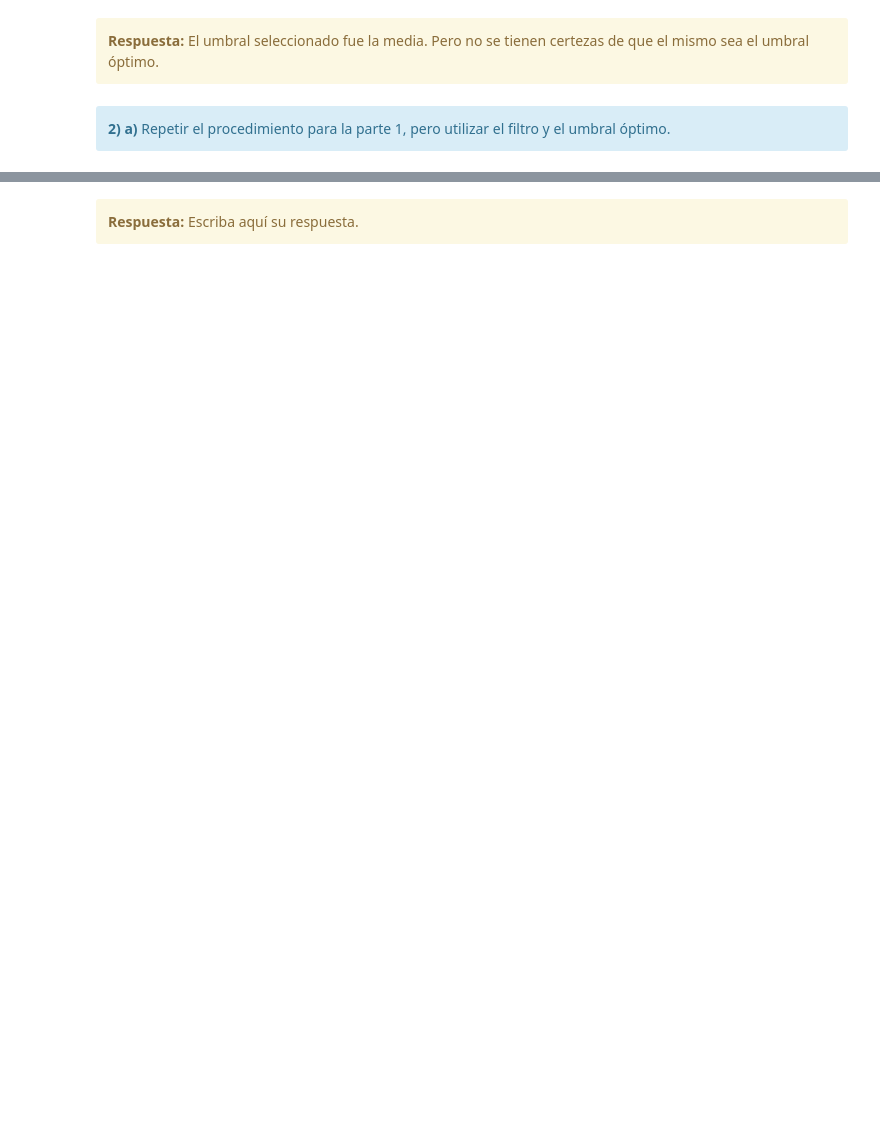
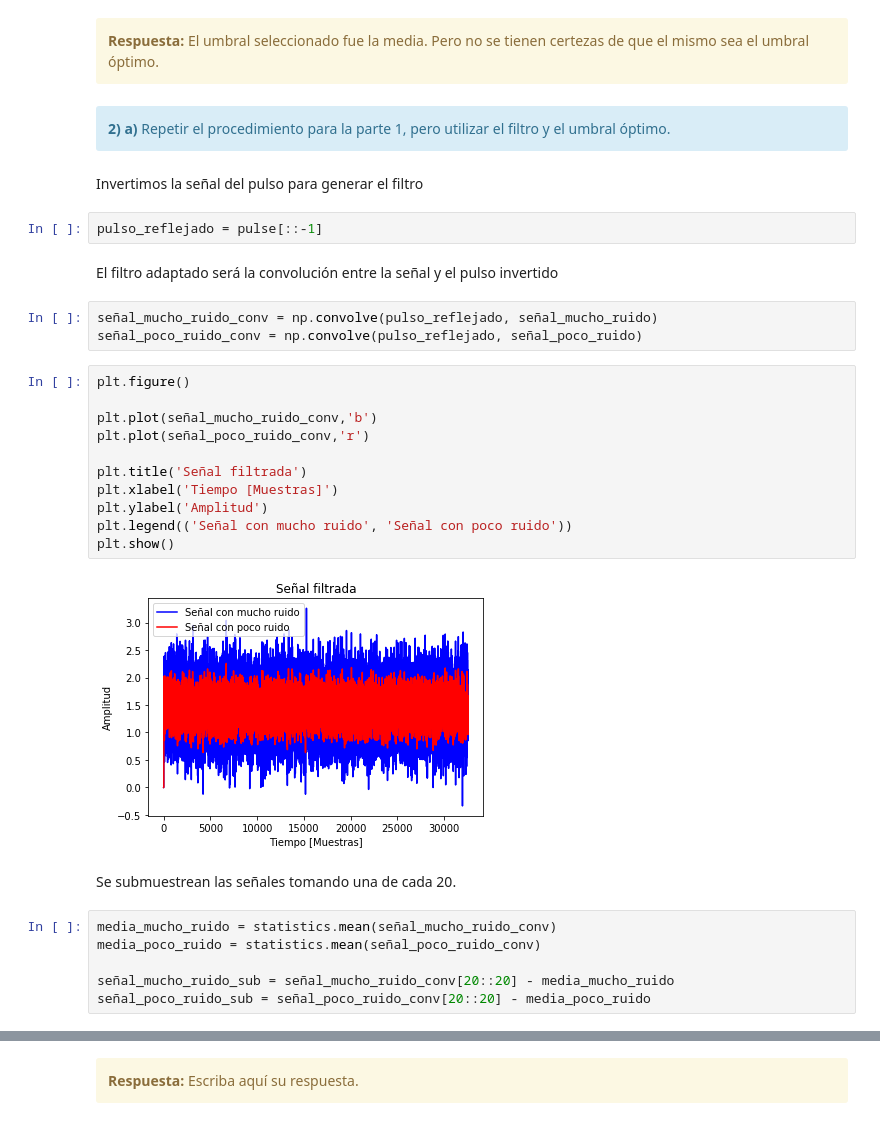
Before and after one commit to Martin-N-Menendez/PdS, a Jupyter notebook: TP1/TP1.ipynb, the cells around one changed output, grey strips where cells are left out. Cells and saved outputs as stored; diff of their text form; blank space fills up the shorter version.

Commit message:
Actualizado con filtro adaptado

```diff
--- a/TP1/TP1.ipynb
+++ b/TP1/TP1.ipynb
@@ -173,3 +209,33 @@ print (*trigger[desde:hasta],sep="|")
 <div class="alert alert-block alert-info">
 <b>2) a)</b> Repetir el procedimiento para la parte 1, pero utilizar el filtro y el umbral óptimo.
 </div>
+# %% [markdown]
+Invertimos la señal del pulso para generar el filtro
+# %%
+pulso_reflejado = pulse[::-1]
+# %% [markdown]
+El filtro adaptado será la convolución entre la señal y el pulso invertido
+# %%
+señal_mucho_ruido_conv = np.convolve(pulso_reflejado, señal_mucho_ruido)
+señal_poco_ruido_conv = np.convolve(pulso_reflejado, señal_poco_ruido)
+# %%
+plt.figure()
+
+plt.plot(señal_mucho_ruido_conv,'b')
+plt.plot(señal_poco_ruido_conv,'r')
+
+plt.title('Señal filtrada')
+plt.xlabel('Tiempo [Muestras]')
+plt.ylabel('Amplitud')
+plt.legend(('Señal con mucho ruido', 'Señal con poco ruido'))
+plt.show()
+# %% [output]
+[figure, added]
+# %% [markdown]
+Se submuestrean las señales tomando una de cada 20.
+# %%
+media_mucho_ruido = statistics.mean(señal_mucho_ruido_conv)
+media_poco_ruido = statistics.mean(señal_poco_ruido_conv)
+
+señal_mucho_ruido_sub = señal_mucho_ruido_conv[20::20] - media_mucho_ruido
+señal_poco_ruido_sub = señal_poco_ruido_conv[20::20] - media_poco_ruido
```
Also changed, not shown: parts of 26 cells of this notebook.
